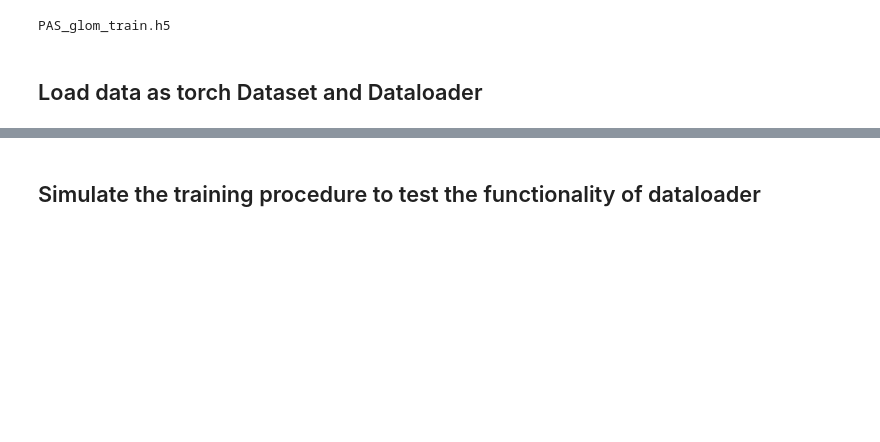
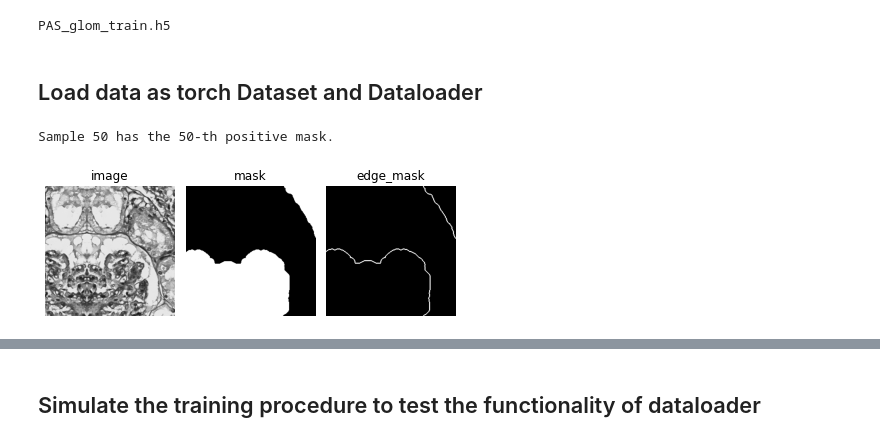
Before and after one commit to alexliyihao/AAPI_code, a Jupyter notebook: ml_core/preprocessing/preprocessing_data_and_loading_demo.ipynb, the cells around one changed output, grey strips where cells are left out. Saved outputs shown, nothing was run; the diff lists cells and outputs as text; code cells hidden in the pictures; blank space fills up the shorter version.

```diff
--- a/ml_core/preprocessing/preprocessing_data_and_loading_demo.ipynb
+++ b/ml_core/preprocessing/preprocessing_data_and_loading_demo.ipynb
@@ -131,7 +100,17 @@ mask_transform = transforms.Compose([
+# %%
+# do not apply any transformation related to data type casting,
+# e.g. toTenser() here. Also use albumentations Compose API instead of torchvision.
+aug_transform = A.Compose([
+    A.VerticalFlip(p=0.5),
+    A.HorizontalFlip(p=0.5),
+    A.OneOf([
+        A.HueSaturationValue(),
+        A.ToGray()
+    ])
+])
 # %%
 hdf5_dataset_fname = Path("/tmp/test_data/hdf5_output/PAS_glom_train.h5")
 # %%
 dataset = Dataset(hdf5_dataset_fname,
-                  img_transform=img_transform,
-                  mask_transform=mask_transform,
+                  aug_transform=aug_transform,
                   use_edge_mask=True)
@@ -137,0 +119,5 @@ dataset = Dataset(hdf5_dataset_fname,
+# %%
+visualize_one_sample(dataset, 50, positive_only=True)
+# %% [output]
+Sample 50 has the 50-th positive mask.
+[figure, added]
```
Also changed, not shown: parts of 6 cells of this notebook, 2 other files.
